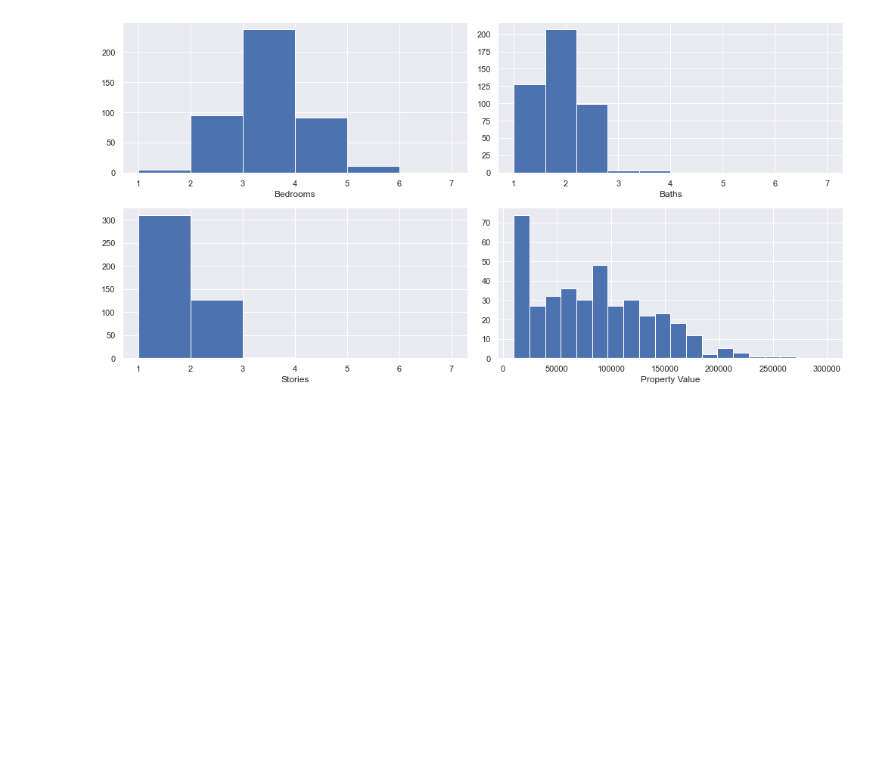
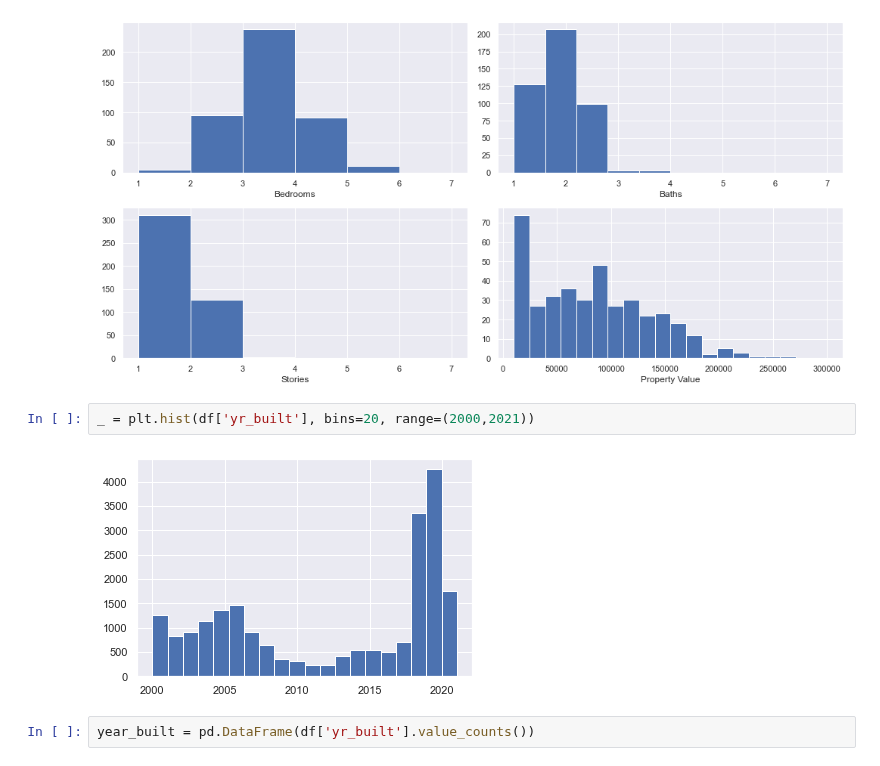
Before and after one commit to WillRobinson152/DS_Assingments, a Jupyter notebook: Jax Housing Analysis/4.EDA.ipynb, the cells around one changed output. Cells and saved outputs as stored; diff of their text form; blank space fills up the shorter version.

```diff
--- a/Jax Housing Analysis/4.EDA.ipynb
+++ b/Jax Housing Analysis/4.EDA.ipynb
@@ -193,3 +193,9 @@ _ = plt.xlabel('Property Value')
 plt.tight_layout()
 # %% [output]
 [figure]
+# %%
+_ = plt.hist(df['yr_built'], bins=20, range=(2000,2021))
+# %% [output]
+[figure, added]
+# %%
+year_built = pd.DataFrame(df['yr_built'].value_counts())
```
Also changed, not shown: parts of 1 cell of this notebook, 3 other files.
